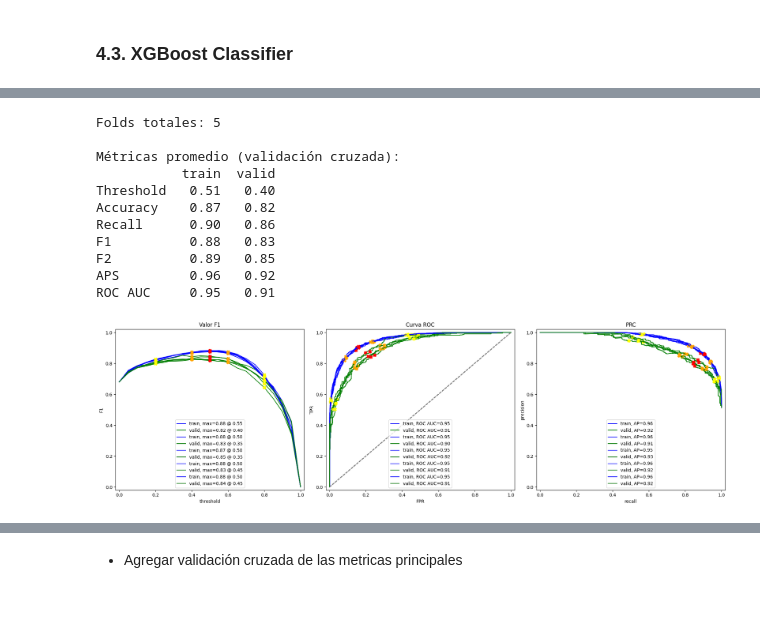
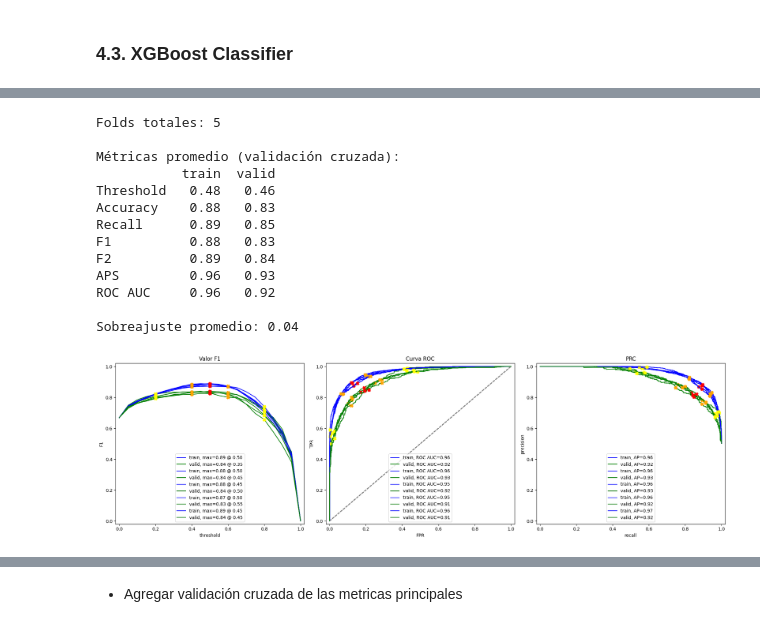
Before and after one commit to AndresCalvete-DataScientist/interconnect-customer-churn-prediction, a Jupyter notebook: notebooks/eda.ipynb, the cells around one changed output, grey strips where cells are left out. Drawn from its saved outputs; the diff is of its cells as text; code cells hidden in the pictures.

```diff
--- a/notebooks/eda.ipynb
+++ b/notebooks/eda.ipynb
@@ -1395,9 +1395,12 @@ def evaluate_model_cv(model, X, y, cv_splits=5):
 
     df_eval_stats = df_eval_stats.reindex(index=('Threshold', 'Accuracy', 'Recall', 'F1', 'F2', 'APS', 'ROC AUC'))
 
+    overfitting = (df_eval_stats['train'].drop('Threshold') - df_eval_stats['valid'].drop('Threshold')).mean()
+
     # Presentar resultados
     print("\nMétricas promedio (validación cruzada):")
     print(df_eval_stats)
+    print(f"\nSobreajuste promedio: {overfitting:.2f}")
 
     plt.tight_layout()
     plt.show()
@@ -1462,7 +1469,8 @@ for est in range(5, 105, 5):
             rfc_model,
             ohe_features_train,
             target_train,
-            cv=5
+            cv=5,
+            scoring='accuracy'
         )
 
         acc = acc.mean()
@@ -1522,18 +1553,26 @@ ROC AUC     1.00   0.95
 # %%
+# Definimos el modelo con hiperparámetros
 xg_model_2 = XGBClassifier(max_depth=4, min_child_weight=5, gamma=1, reg_lambda=1, random_state=12345)
 
 # Evaluamos el modelo
-xg_results_2 = evaluate_model_cv(xg_model_2, ohe_features_train.to_numpy(), target_train.to_numpy())
+xg_results_2 = evaluate_model_cv(
+    xg_model_2,
+    ohe_features_train.to_numpy(),
+    target_train.to_numpy(),
+    cv_splits=5
+)
 # %% [output]
 Folds totales: 5
 
 Métricas promedio (validación cruzada):
            train  valid
-Threshold   0.51   0.40
-Accuracy    0.87   0.82
-Recall      0.90   0.86
+Threshold   0.48   0.46
+Accuracy    0.88   0.83
+Recall      0.89   0.85
 F1          0.88   0.83
-F2          0.89   0.85
-APS         0.96   0.92
-ROC AUC     0.95   0.91
+F2          0.89   0.84
+APS         0.96   0.93
+ROC AUC     0.96   0.92
+
+Sobreajuste promedio: 0.04
-[figure, old version]
+[figure, new version]
```
Also changed, not shown: parts of 12 cells of this notebook.
